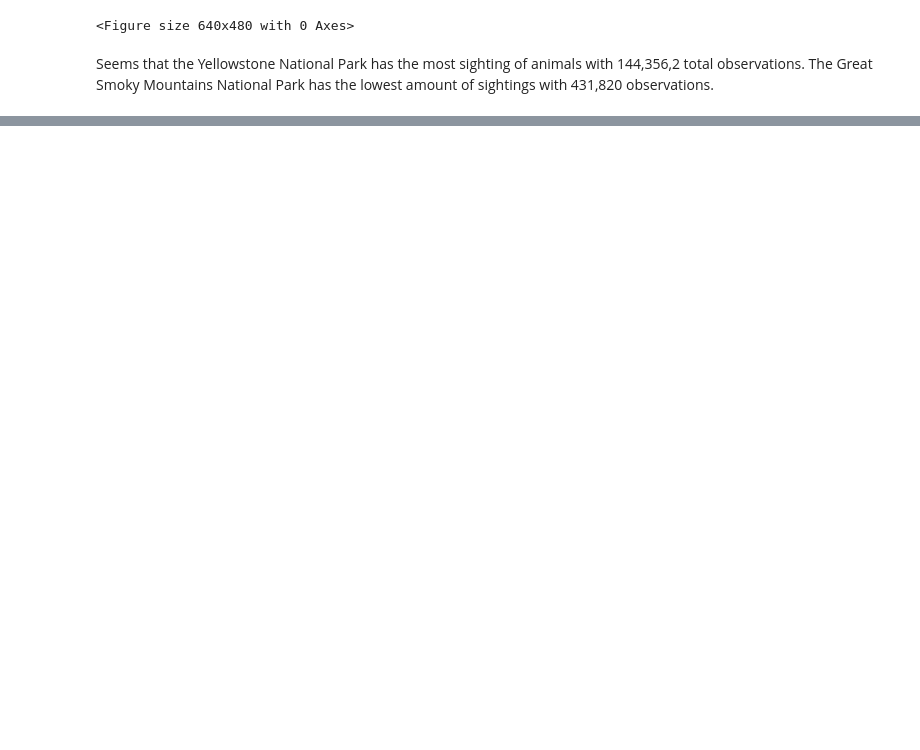
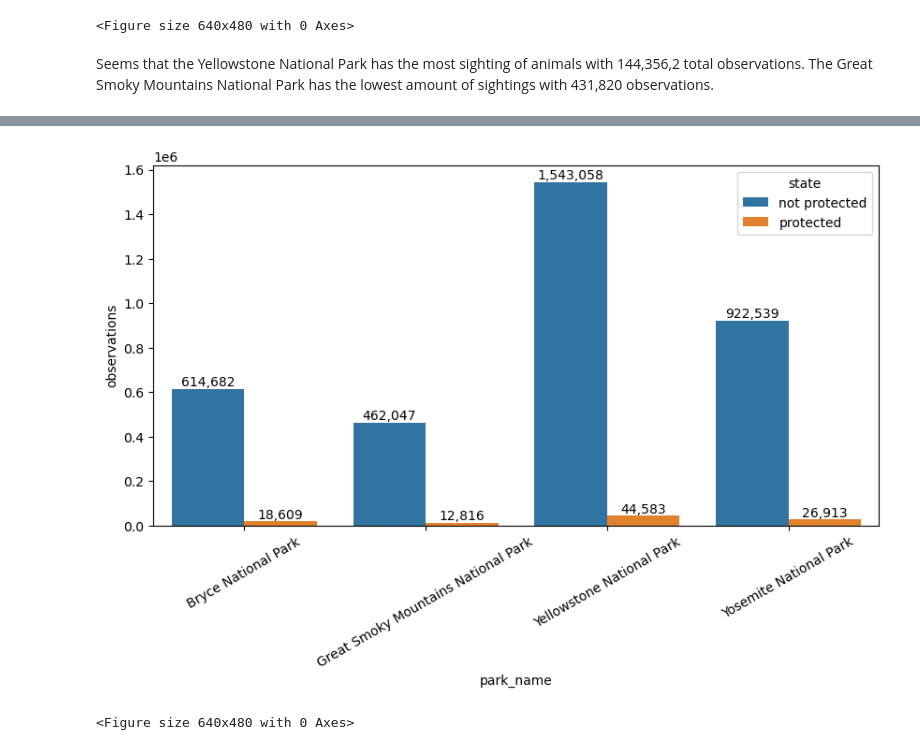
Before and after one commit to YSKAA423/Biodiversity-in-National-Parks, a Jupyter notebook: biodiversity.ipynb, the cells around one changed output, grey strips where cells are left out. Cells and saved outputs as stored; diff of their text form; code cells hidden in the pictures; blank space fills up the shorter version.

Commit message:
explored the full merged table

```diff
--- a/biodiversity.ipynb
+++ b/biodiversity.ipynb
@@ -313,0 +320,5 @@ Seems that the Yellowstone National Park has the most sighting of animals with 1
+# %%
+sp_ob = Species.merge(Observations) # The scientific_name column is the key here,
+                                    #didn't specify the left_on and right_on arguements here
+
+sp_ob.head()
@@ -313,0 +341,4 @@ Seems that the Yellowstone National Park has the most sighting of animals with 1
+# %%
+sp_ob['state'] = sp_ob.conservation_status.apply(lambda status: "not protected" if status == "Safe" else "protected")
+
+sp_ob.State.unique()
@@ -313,0 +356,4 @@ Seems that the Yellowstone National Park has the most sighting of animals with 1
+# %%
+grouped =  sp_ob.groupby(['park_name','state']).observations.sum().reset_index()
+
+grouped
@@ -313,0 +372,15 @@ Seems that the Yellowstone National Park has the most sighting of animals with 1
+# %%
+# Plotting the difference
+plt.figure(figsize = (10,5))
+ax = sns.barplot(x="park_name",y="observations",data = grouped,hue = "state")
+ax.tick_params(axis='x', rotation=30)
+for container in ax.containers:
+    # Extract observation values specific to this container's hue level
+    observations = [f"{int(obs):,}" for obs in container.datavalues]
+    # Call ax.bar_label with the container and corresponding observations
+    ax.bar_label(container, labels=observations)
+plt.show()
+plt.clf()
+# %% [output]
+[figure, added]
+<Figure size 640x480 with 0 Axes>
```
Also changed, not shown: parts of 16 cells of this notebook.
